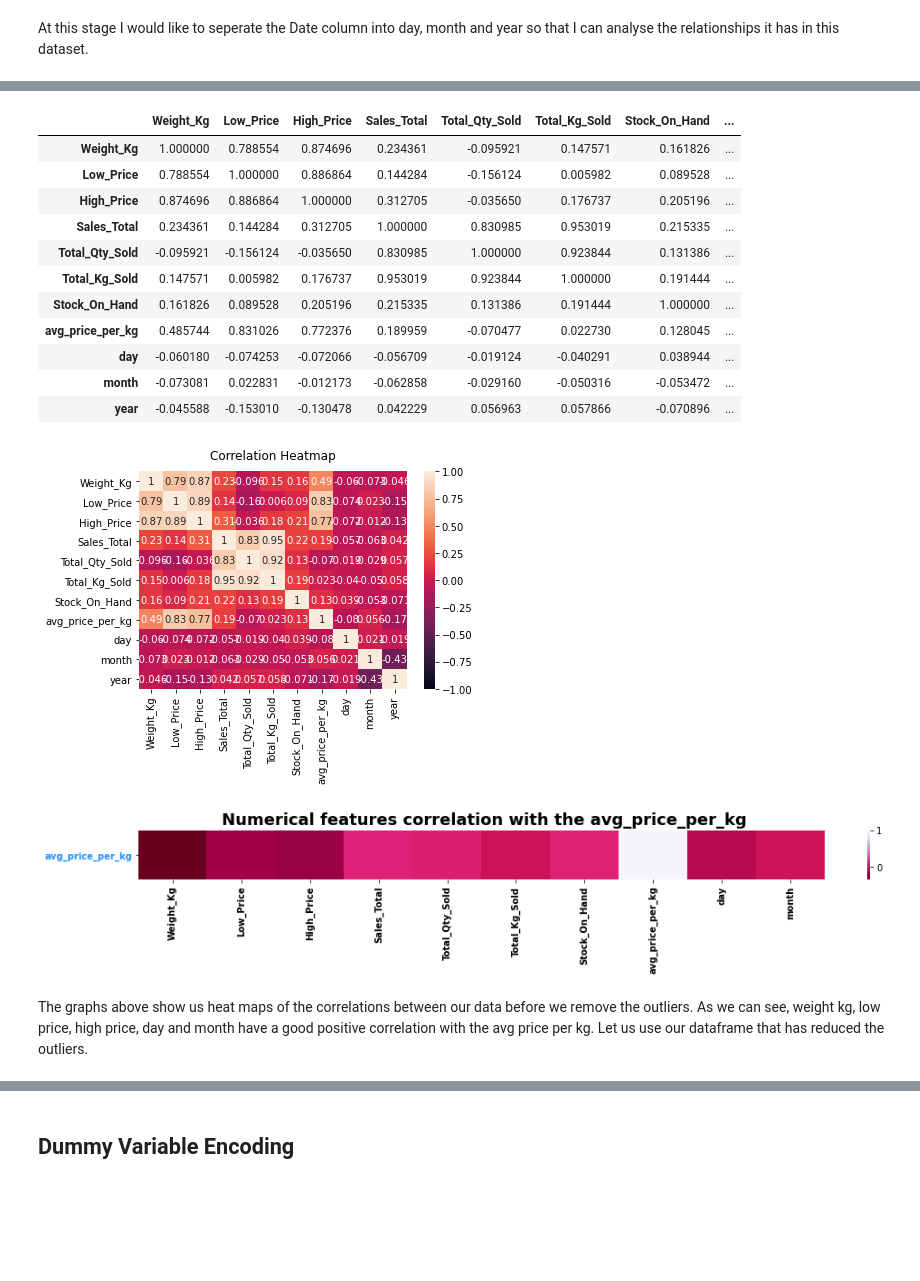
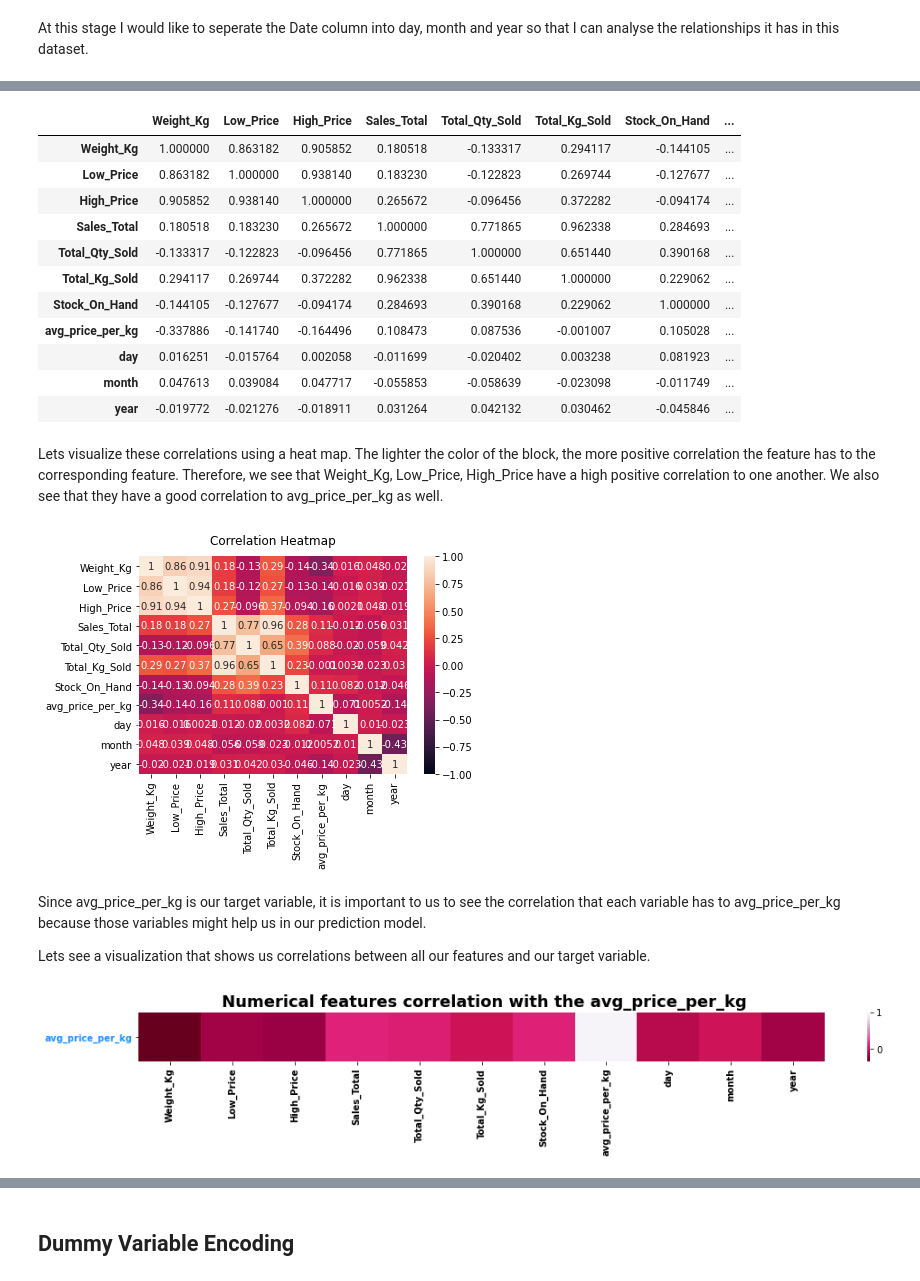
Before and after one commit to Mahlomola-Moses/team_ts_4, a Jupyter notebook: Team ts4.ipynb, the cells around one changed output, grey strips where cells are left out. Drawn from its saved outputs; the diff is of its cells as text; code cells hidden in the pictures; blank space fills up the shorter version.

```diff
--- a/Team ts4.ipynb
+++ b/Team ts4.ipynb
@@ -264,6 +282,7 @@ We will start by first analysing the relationships between our features.
 # %% [markdown]
 At this stage I would like to seperate the Date column into day, month and year so that I can analyse the relationships it has in this dataset.
 # %%
-df_train_o['day'] = df_train_o['Date'].dt.day
-df_train_o['month'] = df_train_o['Date'].dt.month
-df_train_o['year'] = df_train_o['Date'].dt.year
+new_df_train['day'] = new_df_train['Date'].dt.day
+new_df_train['month'] = new_df_train['Date'].dt.month
+new_df_train['year'] = new_df_train['Date'].dt.year
+new_df_train = new_df_train.drop(['Date'], axis = 1)
@@ -330,26 +354,30 @@ The graph above shows us the months where we have the most stock in storage. We
 # %%
-df_train_o.corr()
+new_df_train.corr()
 # %% [output]
 |  | Weight_Kg | Low_Price | High_Price | Sales_Total | Total_Qty_Sold | Total_Kg_Sold | Stock_On_Hand | ... |
-| Weight_Kg | 1.000000 | 0.788554 | 0.874696 | 0.234361 | -0.095921 | 0.147571 | 0.161826 | ... |
-| Low_Price | 0.788554 | 1.000000 | 0.886864 | 0.144284 | -0.156124 | 0.005982 | 0.089528 | ... |
-| High_Price | 0.874696 | 0.886864 | 1.000000 | 0.312705 | -0.035650 | 0.176737 | 0.205196 | ... |
-| Sales_Total | 0.234361 | 0.144284 | 0.312705 | 1.000000 | 0.830985 | 0.953019 | 0.215335 | ... |
-| Total_Qty_Sold | -0.095921 | -0.156124 | -0.035650 | 0.830985 | 1.000000 | 0.923844 | 0.131386 | ... |
-| Total_Kg_Sold | 0.147571 | 0.005982 | 0.176737 | 0.953019 | 0.923844 | 1.000000 | 0.191444 | ... |
-| Stock_On_Hand | 0.161826 | 0.089528 | 0.205196 | 0.215335 | 0.131386 | 0.191444 | 1.000000 | ... |
-| avg_price_per_kg | 0.485744 | 0.831026 | 0.772376 | 0.189959 | -0.070477 | 0.022730 | 0.128045 | ... |
-| day | -0.060180 | -0.074253 | -0.072066 | -0.056709 | -0.019124 | -0.040291 | 0.038944 | ... |
-| month | -0.073081 | 0.022831 | -0.012173 | -0.062858 | -0.029160 | -0.050316 | -0.053472 | ... |
-| year | -0.045588 | -0.153010 | -0.130478 | 0.042229 | 0.056963 | 0.057866 | -0.070896 | ... |
+| Weight_Kg | 1.000000 | 0.863182 | 0.905852 | 0.180518 | -0.133317 | 0.294117 | -0.144105 | ... |
+| Low_Price | 0.863182 | 1.000000 | 0.938140 | 0.183230 | -0.122823 | 0.269744 | -0.127677 | ... |
+| High_Price | 0.905852 | 0.938140 | 1.000000 | 0.265672 | -0.096456 | 0.372282 | -0.094174 | ... |
+| Sales_Total | 0.180518 | 0.183230 | 0.265672 | 1.000000 | 0.771865 | 0.962338 | 0.284693 | ... |
+| Total_Qty_Sold | -0.133317 | -0.122823 | -0.096456 | 0.771865 | 1.000000 | 0.651440 | 0.390168 | ... |
+| Total_Kg_Sold | 0.294117 | 0.269744 | 0.372282 | 0.962338 | 0.651440 | 1.000000 | 0.229062 | ... |
+| Stock_On_Hand | -0.144105 | -0.127677 | -0.094174 | 0.284693 | 0.390168 | 0.229062 | 1.000000 | ... |
+| avg_price_per_kg | -0.337886 | -0.141740 | -0.164496 | 0.108473 | 0.087536 | -0.001007 | 0.105028 | ... |
+| day | 0.016251 | -0.015764 | 0.002058 | -0.011699 | -0.020402 | 0.003238 | 0.081923 | ... |
+| month | 0.047613 | 0.039084 | 0.047717 | -0.055853 | -0.058639 | -0.023098 | -0.011749 | ... |
+| year | -0.019772 | -0.021276 | -0.018911 | 0.031264 | 0.042132 | 0.030462 | -0.045846 | ... |
+# %% [markdown]
+Lets visualize these correlations using a heat map.  The lighter the color of the block, the more positive correlation the feature has to the corresponding feature. Therefore, we see that Weight_Kg, Low_Price, High_Price have a high positive correlation to one another. We also see that they have a good correlation to avg_price_per_kg	as well.
 # %%
-heatmap = sns.heatmap(df_train_o.corr(), vmin=-1, vmax=1, annot=True)
+heatmap = sns.heatmap(new_df_train.corr(), vmin=-1, vmax=1, annot=True)
 heatmap.set_title('Correlation Heatmap', fontdict={'fontsize':12}, pad=12);
 # %% [output]
-[figure, old version]
+[figure, new version]
+# %% [markdown]
+Since avg_price_per_kg	is our target variable, it is important to us to see the correlation that each variable has to avg_price_per_kg	 because those variables might help us in our prediction model.
+
+Lets see a visualization that shows us correlations between all our features and our target variable.
 # %%
-new_df_train['day'] = new_df_train['Date'].dt.day
-new_df_train['month'] = new_df_train['Date'].dt.month
 num=new_df_train.select_dtypes(exclude='object')
 numcorr=num.corr()
 f,ax=plt.subplots(figsize=(17,1))
@@ -361,6 +389,4 @@ plt.yticks(weight='bold', color='dodgerblue', rotation=0)
 
 plt.show()
 # %% [output]
-[figure, old version]
+[figure, new version]
-# %% [markdown]
-The graphs above show us heat maps of the correlations between our data before we remove the outliers. As we can see,  weight kg, low price, high price, day and month have a good positive correlation with the avg price per kg. Let us use our dataframe that has reduced the outliers.
```
Also changed, not shown: parts of 216 cells of this notebook, 3 other files.
